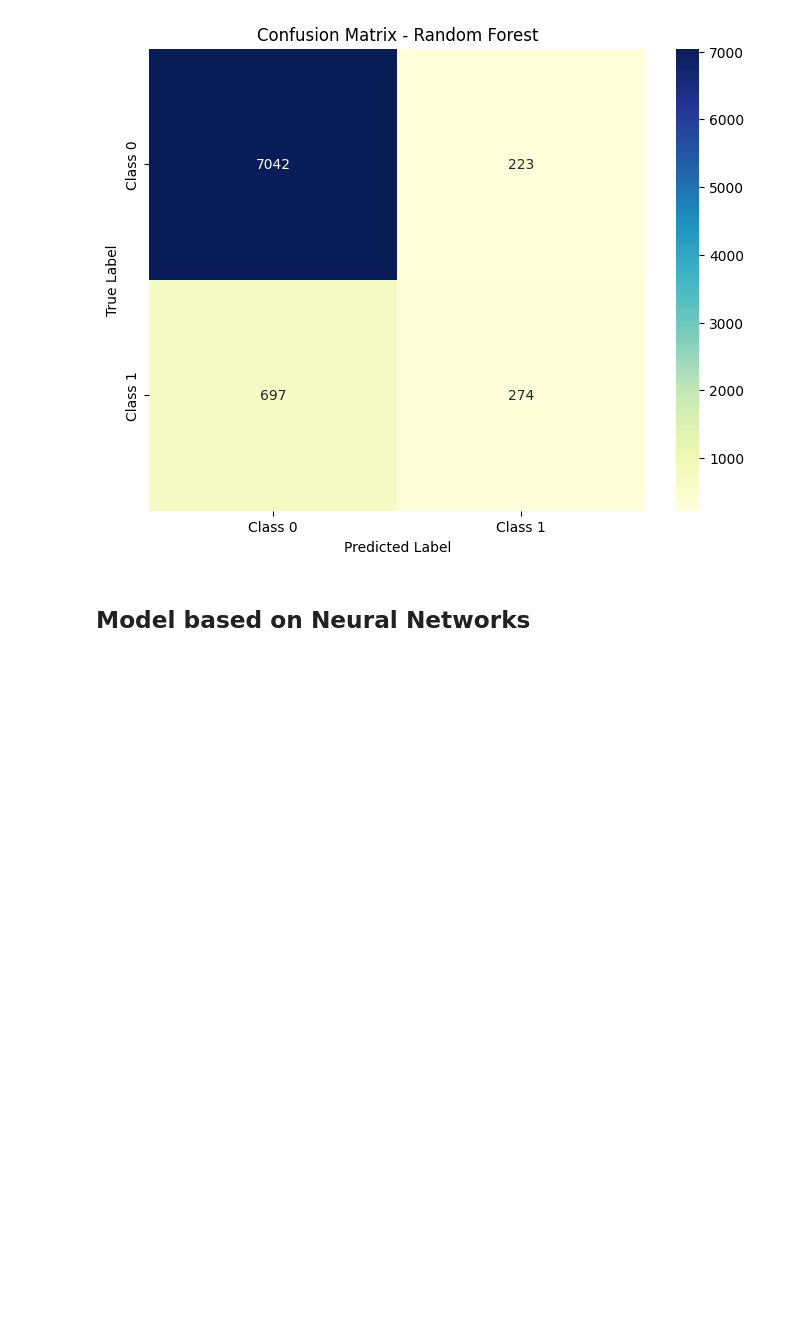
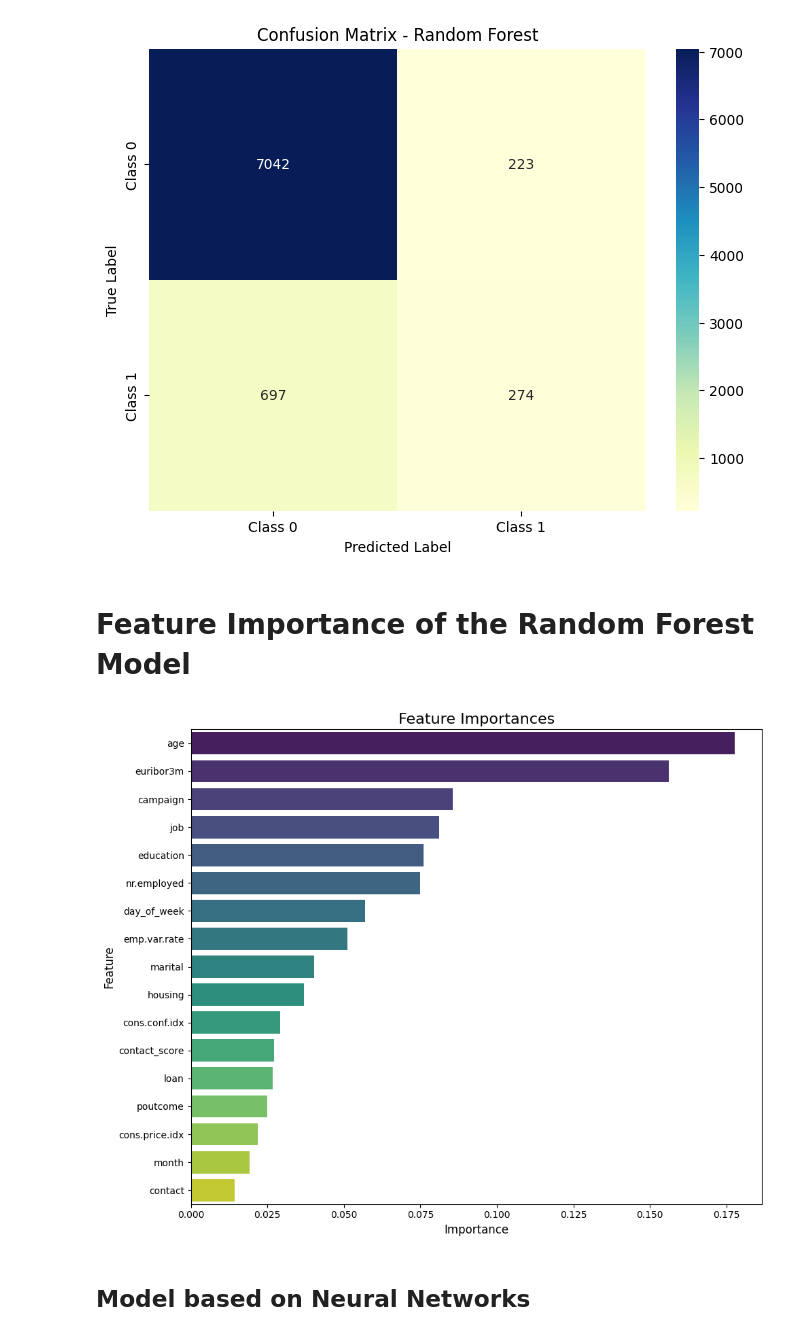
Before and after one commit to ShabnaIlmi/Bank-Marketing-Random-Forest-and-Neural-Networks, a Jupyter notebook: Coursework.ipynb, the cells around one changed output. Cells and saved outputs as stored; diff of their text form; code cells hidden in the pictures; blank space fills up the shorter version.

Commit message:
Finalized Models

```diff
--- a/Coursework.ipynb
+++ b/Coursework.ipynb
@@ -797,6 +811,28 @@ plt.ylabel("True Label")
 plt.show()
 # %% [output]
 [figure]
+# %% [markdown]
+# **Feature Importance of the Random Forest Model**
+# %%
+# Extracting the feature imprtance and arranging them in the descending order
+importances = rf_model.feature_importances_
+indices = np.argsort(importances)[::-1]
+features = X_train.columns[indices]
+
+# Plotting the feature importance
+plt.figure(figsize=(10, 8))
+sns.barplot(x=importances[indices], y=features, palette='viridis')
+
+# Addding labels and title
+plt.title('Feature Importances', fontsize=16)
+plt.xlabel('Importance', fontsize=12)
+plt.ylabel('Feature', fontsize=12)
+plt.tight_layout()
+
+# Displaying the plot
+plt.show()
+# %% [output]
+[figure, added]
 # %% [markdown]
 ## **Model based on Neural Networks**
 # %%
```
Also changed, not shown: parts of 17 cells of this notebook.
